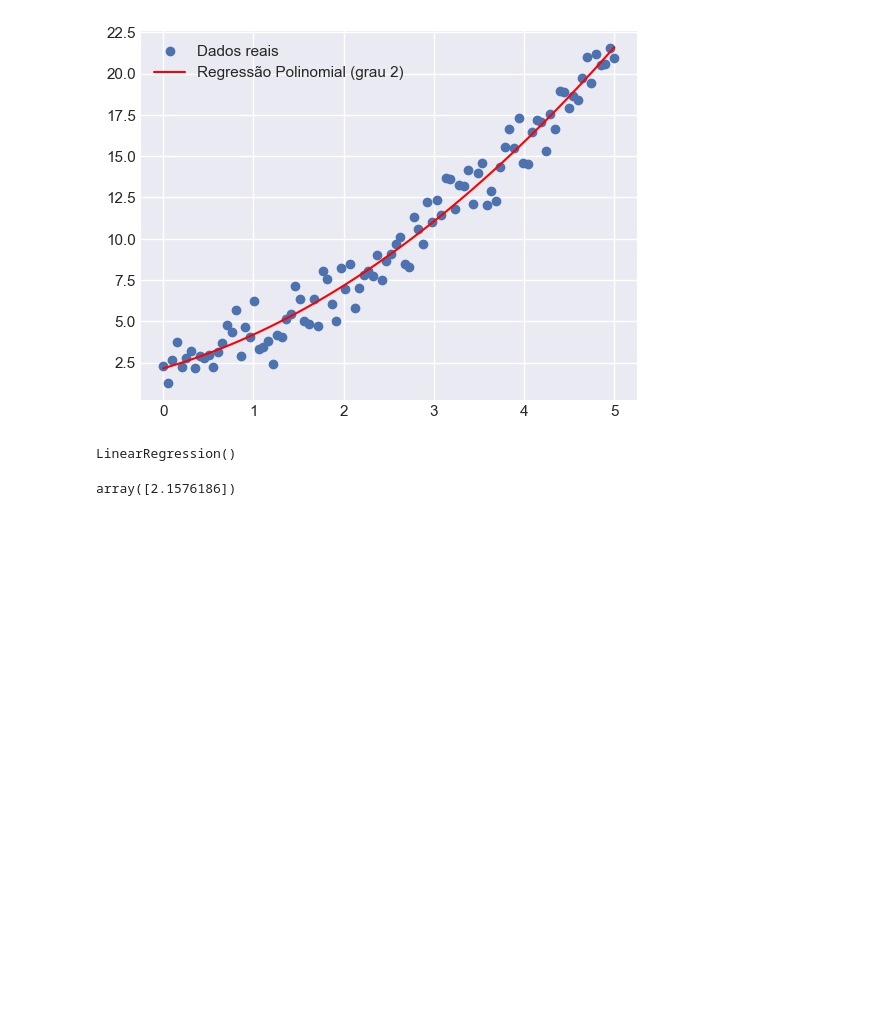
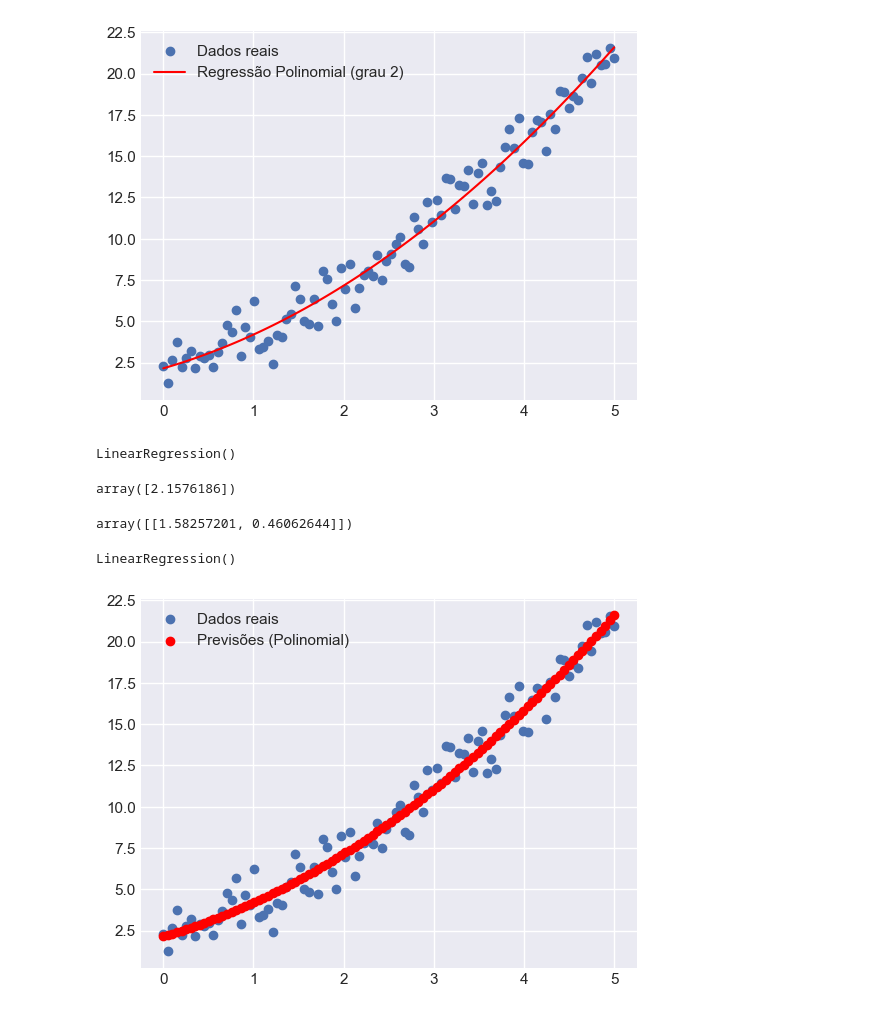
Before and after one commit to ludiemert/Classification_Regression_Models, a Jupyter notebook: 7_Classification_Regression_Models/Linear_Regression_1.ipynb, the cells around one changed output. Saved outputs shown, nothing was run; the diff lists cells and outputs as text; code cells hidden in the pictures; blank space fills up the shorter version.

```diff
--- a/7_Classification_Regression_Models/Linear_Regression_1.ipynb
+++ b/7_Classification_Regression_Models/Linear_Regression_1.ipynb
@@ -399,3 +401,23 @@ LinearRegression()
 ling_reg.intercept_
 # %% [output]
 array([2.1576186])
+# %%
+# pedir estimativas de coeficiente
+ling_reg.coef_
+# %% [output]
+array([[1.58257201, 0.46062644]])
+# %%
+from sklearn.linear_model import LinearRegression
+
+# cria e treina o modelo
+lin_reg = LinearRegression()
+lin_reg.fit(x_poly, y)
+# %% [output]
+LinearRegression()
+# %%
+plt.scatter(x, y, label="Dados reais")
+plt.scatter(x, lin_reg.predict(x_poly), color="red", label="Previsões (Polinomial)")
+plt.legend()
+plt.show()
+# %% [output]
+[figure, added]
```
Also changed, not shown: parts of 3 cells of this notebook.
